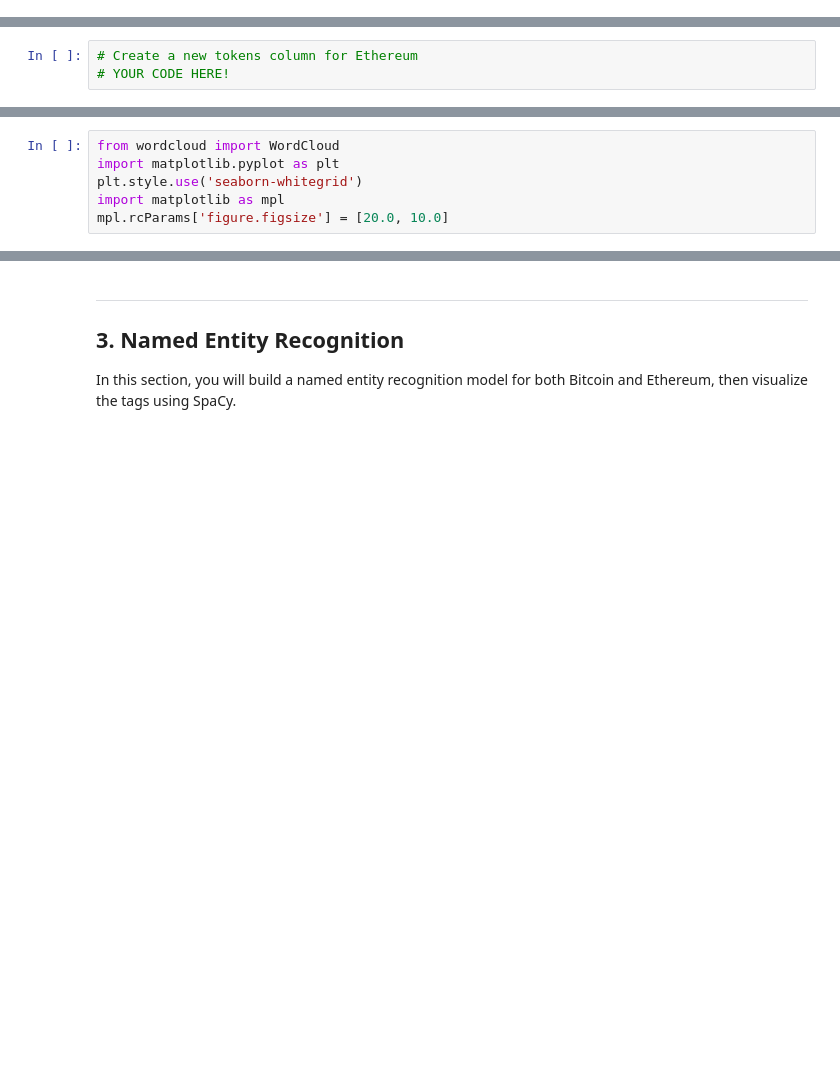
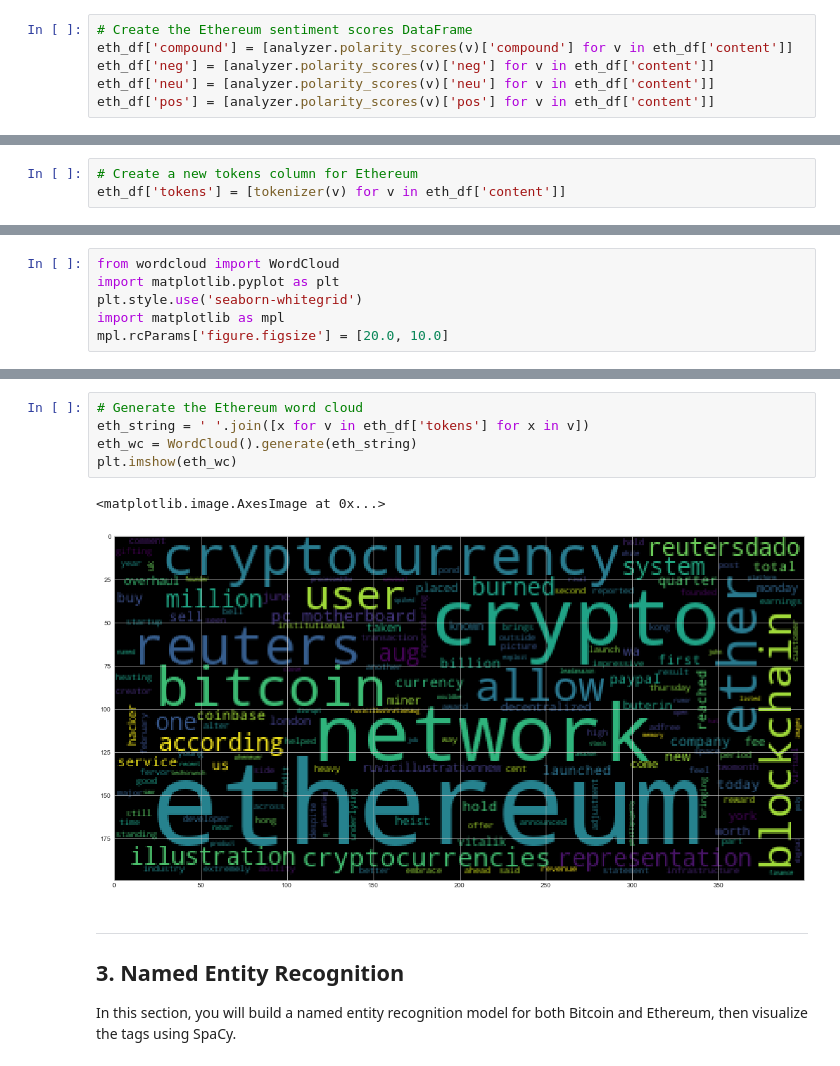
Before and after one commit to MrSquiggles13/upenn-python-homework, a Jupyter notebook: TalesFromTheCrypto/Python/crypto_sentiment.ipynb, the cells around one changed output, grey strips where cells are left out. Cells and saved outputs as stored; diff of their text form; blank space fills up the shorter version.

```diff
--- a/TalesFromTheCrypto/Python/crypto_sentiment.ipynb
+++ b/TalesFromTheCrypto/Python/crypto_sentiment.ipynb
@@ -85,2 +68,8 @@ btc_articles['pos'] = [analyzer.polarity_scores(v)['pos'] for v in btc_articles[
+# %%
+# Create the Ethereum sentiment scores DataFrame
+eth_df['compound'] = [analyzer.polarity_scores(v)['compound'] for v in eth_df['content']]
+eth_df['neg'] = [analyzer.polarity_scores(v)['neg'] for v in eth_df['content']]
+eth_df['neu'] = [analyzer.polarity_scores(v)['neu'] for v in eth_df['content']]
+eth_df['pos'] = [analyzer.polarity_scores(v)['pos'] for v in eth_df['content']]
 # %%
 # Describe the Bitcoin Sentiment
@@ -155,6 +161,6 @@ def tokenizer(text):
 # %%
 # Create a new tokens column for Ethereum
-# YOUR CODE HERE!
+eth_df['tokens'] = [tokenizer(v) for v in eth_df['content']]
 # %% [markdown]
 ---
 # %% [markdown]
@@ -205,3 +237,11 @@ mpl.rcParams['figure.figsize'] = [20.0, 10.0]
+# %%
+# Generate the Ethereum word cloud
+eth_string = ' '.join([x for v in eth_df['tokens'] for x in v])
+eth_wc = WordCloud().generate(eth_string)
+plt.imshow(eth_wc)
+# %% [output]
+<matplotlib.image.AxesImage at 0x...>
+[figure, added]
 # %% [markdown]
 ---
 ## 3. Named Entity Recognition
```
Also changed, not shown: parts of 29 cells of this notebook.
